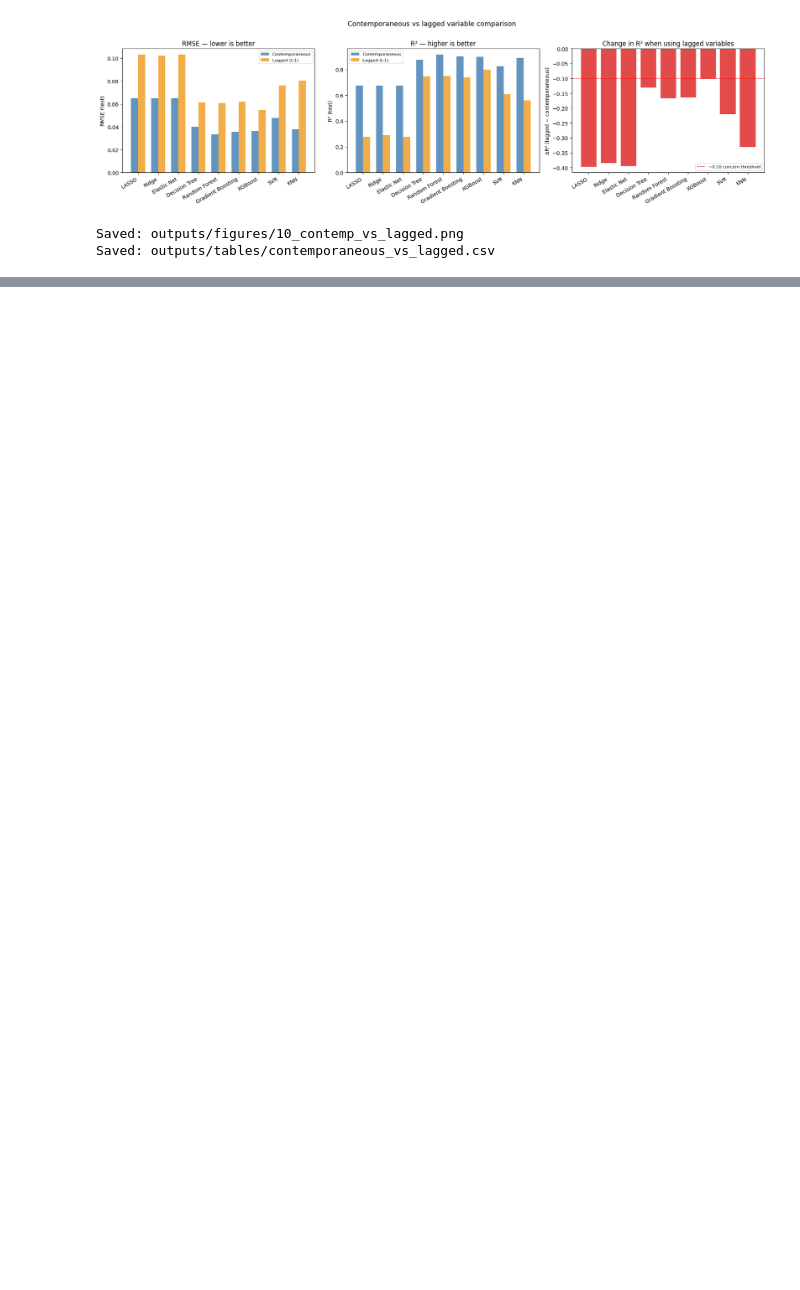
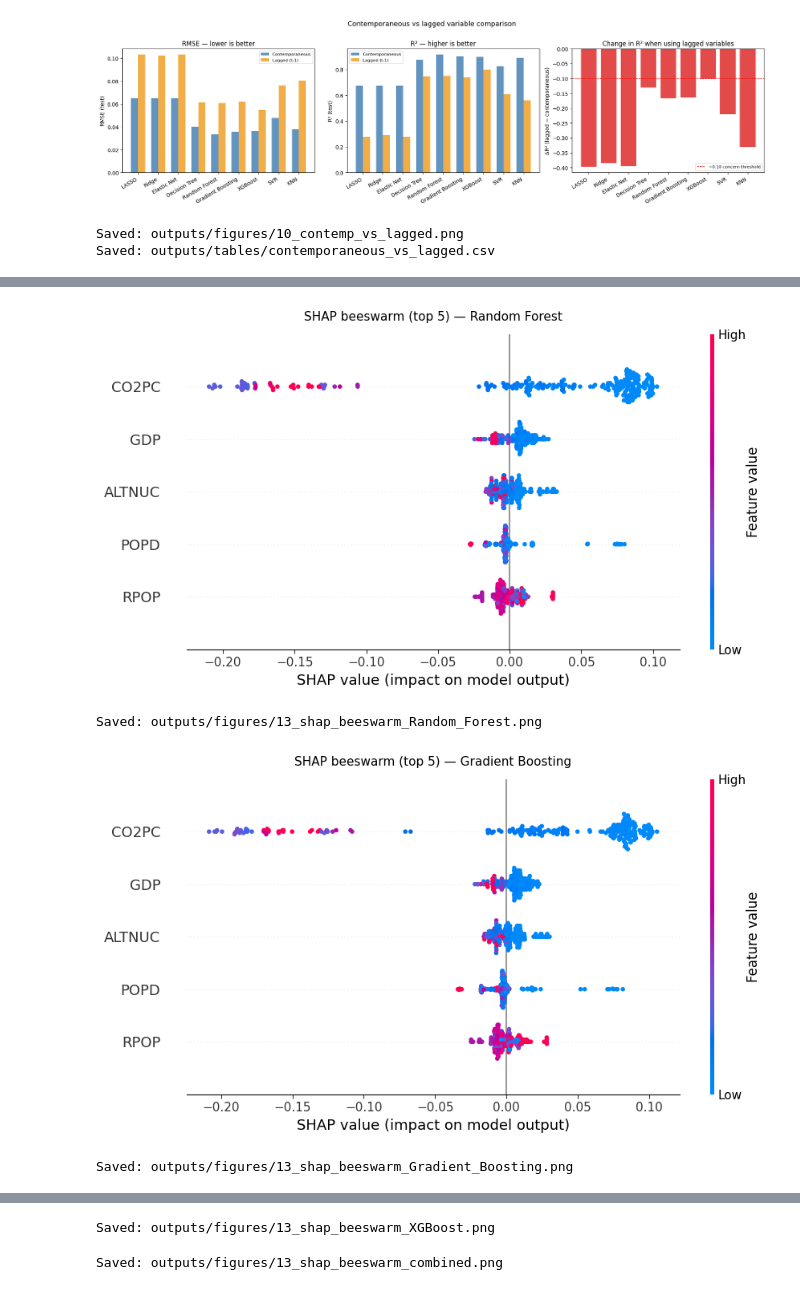
Before and after one commit to Mbibachris/energy_poverty_ssa, a Jupyter notebook: notebooks/04_results/Modelling.ipynb, the cells around one changed output, grey strips where cells are left out. Cells and saved outputs as stored; diff of their text form; code cells hidden in the pictures; blank space fills up the shorter version.

```diff
--- a/notebooks/04_results/Modelling.ipynb
+++ b/notebooks/04_results/Modelling.ipynb
@@ -1970,0 +2240,15 @@ Saved: outputs/tables/contemporaneous_vs_lagged.csv
+# %%
+# ── TOP 5 VARIABLES FROM SHAP ─────────────────────────────────────────────────
+# We select top 5 based on average SHAP importance across all 3 models
+# These are the variables that most consistently matter
+# regardless of which model is used — a confirmatory signal
+
+top5_vars = shap_importance.drop(columns='Full name').head(5).index.tolist()
+
+print("=" * 60)
+print("TOP 5 VARIABLES — AVERAGE SHAP IMPORTANCE")
+print("=" * 60)
+for i, v in enumerate(top5_vars, 1):
+    avg_shap = shap_importance.loc[v, 'Average']
+    full     = code_to_var.get(v, v)
+    print(f"  {i}. {v:<12} avg SHAP = {avg_shap:.5f}   {full}")
@@ -1970,0 +2264,38 @@ Saved: outputs/tables/contemporaneous_vs_lagged.csv
+# %%
+# ── SHAP BEESWARM — TOP 5 VARIABLES ──────────────────────────────────────────
+# Beeswarm focuses only on the top 5 variables
+# Each dot = one country-year observation
+# Dot colour = actual value of the variable (red=high, blue=low)
+# Dot x-position = SHAP value for that observation
+#
+# This shows not just average importance but the full distribution
+# of effects — are effects consistent or do they vary widely?
+# A tight cluster = consistent effect
+# A wide spread   = effect varies a lot across countries
+
+for name, shap_vals in shap_values.items():
+    top5_idx  = [X_test.columns.tolist().index(v)
+                 for v in top5_vars if v in X_test.columns]
+    shap_top5 = shap_vals[:, top5_idx]
+    X_top5    = X_test[top5_vars]
+
+    fig, ax = plt.subplots(figsize=(9, 5))
+    shap.summary_plot(
+        shap_top5,
+        X_top5,
+        feature_names = top5_vars,
+        show          = False,
+        plot_size     = None,
+        plot_type     = 'dot'
+    )
+    plt.title(f'SHAP beeswarm (top 5) — {name}', fontsize=11, pad=12)
+    plt.tight_layout()
+    path = f'outputs/figures/13_shap_beeswarm_{name.replace(" ", "_")}.png'
+    plt.savefig(path, dpi=150, bbox_inches='tight')
+    plt.show()
+    print(f"Saved: {path}")
+# %% [output]
+[figure, added]
+Saved: outputs/figures/13_shap_beeswarm_Random_Forest.png
+[figure, added]
+Saved: outputs/figures/13_shap_beeswarm_Gradient_Boosting.png
@@ -1970,0 +2303,23 @@ Saved: outputs/tables/contemporaneous_vs_lagged.csv
+Saved: outputs/figures/13_shap_beeswarm_XGBoost.png
+# %%
+# ── COMBINE BEESWARM PLOTS ────────────────────────────────────────────────────
+
+paths_bee = [
+    f'outputs/figures/13_shap_beeswarm_{n.replace(" ", "_")}.png'
+    for n in top3_names
+]
+
+imgs_bee  = [Image.open(p) for p in paths_bee]
+total_w   = sum(img.width for img in imgs_bee)
+height    = max(img.height for img in imgs_bee)
+
+combined_bee = Image.new('RGB', (total_w, height), color='white')
+x_off = 0
+for img in imgs_bee:
+    combined_bee.paste(img, (x_off, 0))
+    x_off += img.width
+
+combined_bee.save('outputs/figures/13_shap_beeswarm_combined.png')
+print("Saved: outputs/figures/13_shap_beeswarm_combined.png")
+# %% [output]
+Saved: outputs/figures/13_shap_beeswarm_combined.png
```
Also changed, not shown: parts of 17 cells of this notebook, 19 other files.
